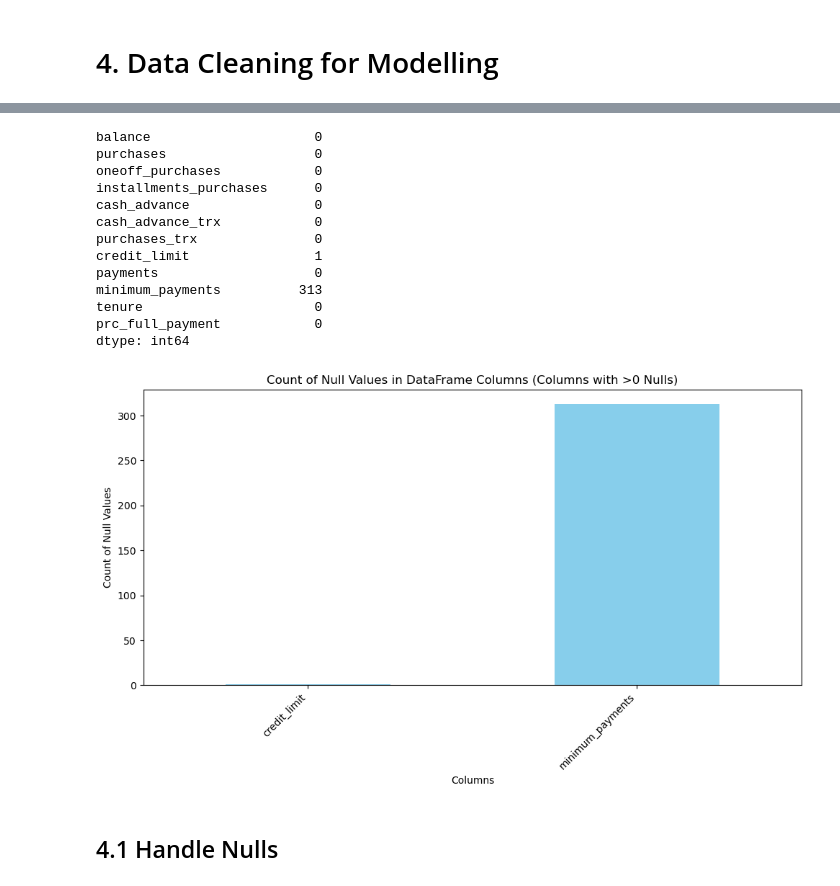
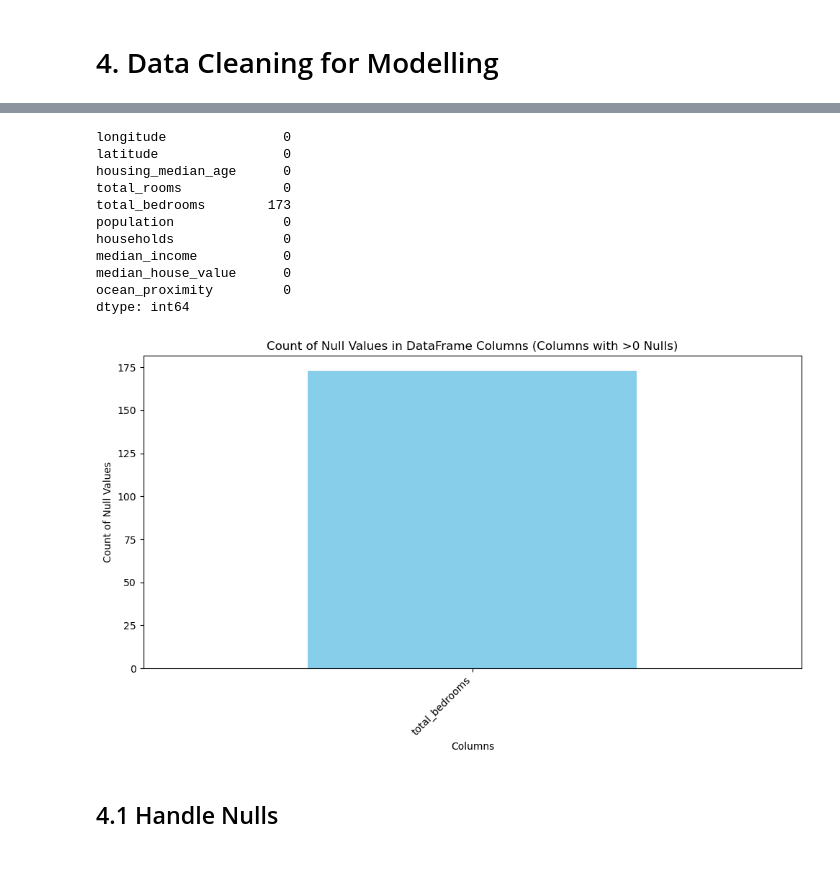
Before and after one commit to MarkPhamm/AI---ML, a Jupyter notebook: end-to-end.ipynb, the cells around one changed output, grey strips where cells are left out. Drawn from its saved outputs; the diff is of its cells as text; code cells hidden in the pictures.

```diff
--- a/end-to-end.ipynb
+++ b/end-to-end.ipynb
@@ -495,2 +497,7 @@ plt.show()
+# %%
+df = pd.read_csv('dataset\housing.csv')
+# %%
+from sklearn.model_selection import train_test_split
+train_set, test_set = train_test_split(df, test_size=0.2, random_state=41)
 # %% [markdown]
 # 4. Data Cleaning for Modelling
@@ -523,37 +504,35 @@ memory usage: 839.2 KB
 # %%
-df.isnull().sum()
+train_set.isnull().sum()
 # %% [output]
-balance                     0
-purchases                   0
-oneoff_purchases            0
-installments_purchases      0
-cash_advance                0
-cash_advance_trx            0
-purchases_trx               0
-credit_limit                1
-payments                    0
-minimum_payments          313
-tenure                      0
-prc_full_payment            0
+longitude               0
+latitude                0
+housing_median_age      0
+total_rooms             0
+total_bedrooms        173
+population              0
+households              0
+median_income           0
+median_house_value      0
+ocean_proximity         0
 dtype: int64
 # %%
 # Count null values in each column
-null_counts = df.isnull().sum()
+null_counts = train_set.isnull().sum()
 
 # Filter columns with more than zero null values
 null_counts_gt_zero = null_counts[null_counts > 0]
 
 # Plotting the null counts
 plt.figure(figsize=(10, 6))
 null_counts_gt_zero.plot(kind='bar', color='skyblue')
 plt.title('Count of Null Values in DataFrame Columns (Columns with >0 Nulls)')
 plt.xlabel('Columns')
 plt.ylabel('Count of Null Values')
 plt.xticks(rotation=45, ha='right')  # Rotate x-axis labels for better readability
 plt.tight_layout()  # Adjust layout to prevent clipping of labels
 plt.show()
 # %% [output]
-[figure, old version]
+[figure, new version]
 # %% [markdown]
 ## 4.1 Handle Nulls
 # %% [markdown]
```
Also changed, not shown: parts of 77 cells of this notebook, 2 other files.
